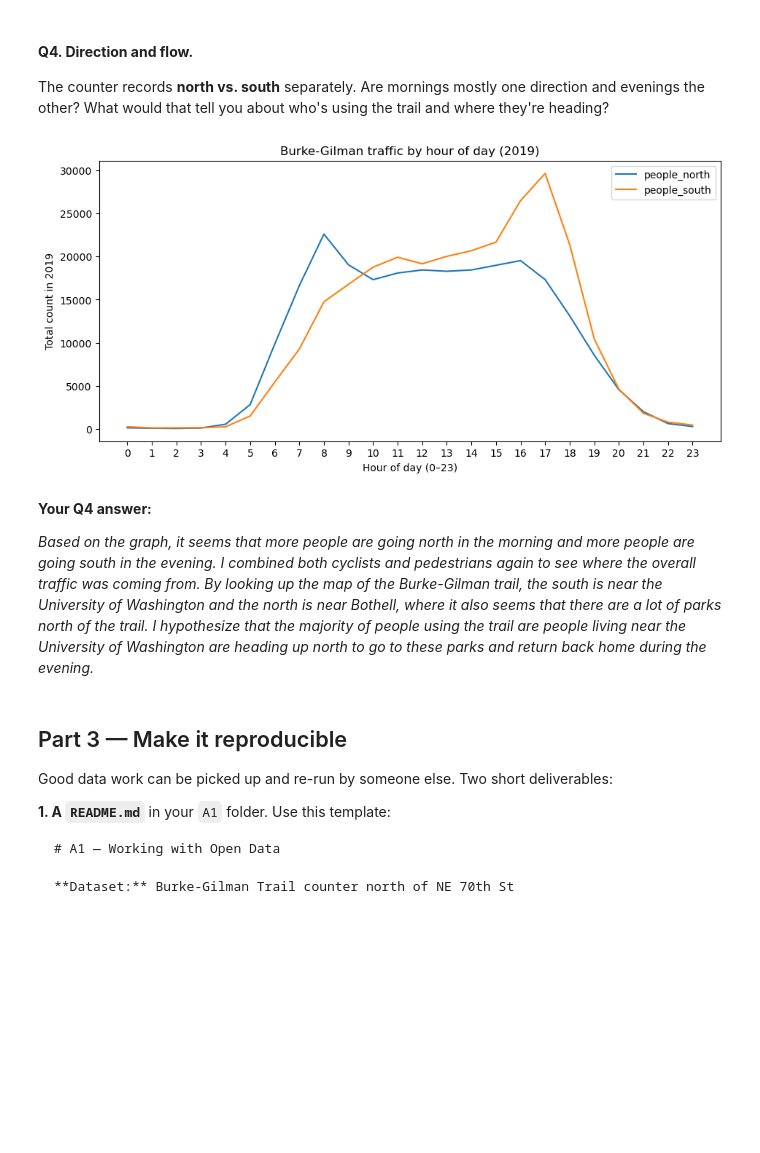
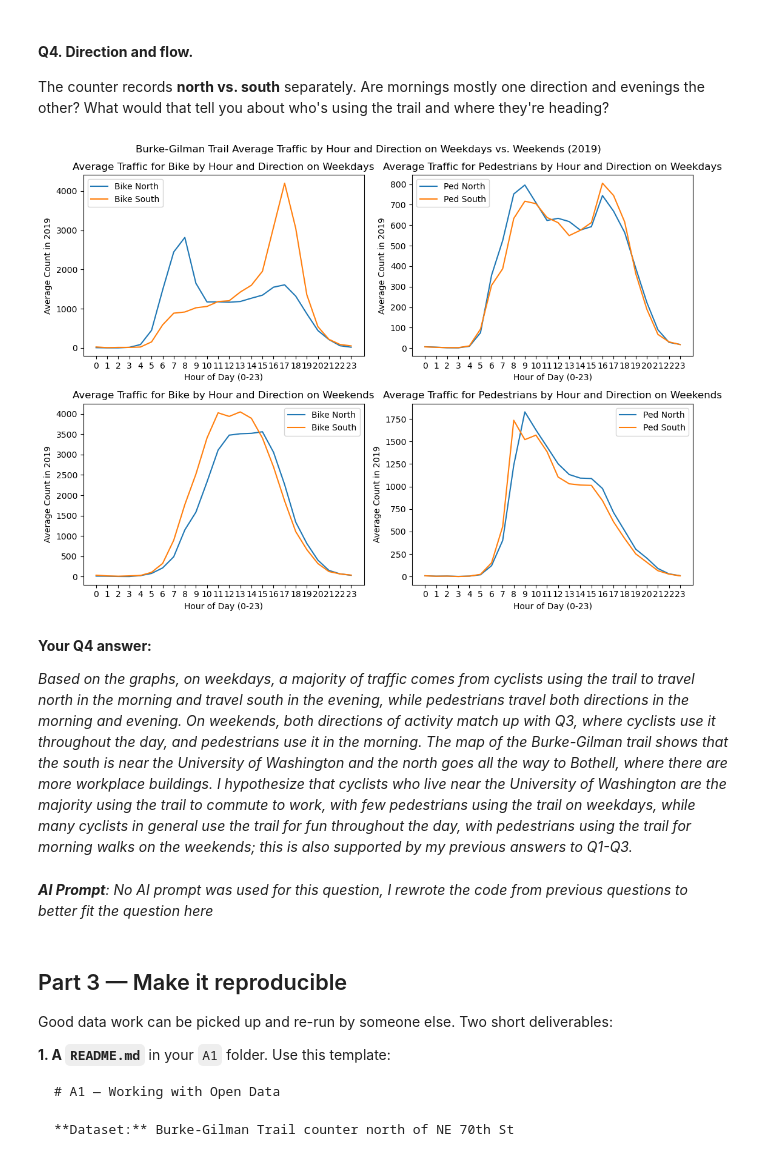
Before and after one commit to yureixas/hcde-410, a Jupyter notebook: A1/A1.ipynb, the cells around one changed output. Cells and saved outputs as stored; diff of their text form; code cells hidden in the pictures; blank space fills up the shorter version.

Commit message:
Updated all answers to explain more about the data

```diff
--- a/A1/A1.ipynb
+++ b/A1/A1.ipynb
@@ -382,23 +368,76 @@ plt.show()
 The counter records **north vs. south** separately. Are mornings mostly one direction and evenings the other? What would that tell you about who's using the trail and where they're heading?
 # %%
 # Your code for Q4
-df["people_north"] = df["bike_north"] + df["ped_north"]
-df["people_south"] = df["bike_south"] + df["ped_south"]
 
-by_time = df.groupby("hour")[["people_north", "people_south"]].sum()
+# Separate weekdays and weekends
+weekdays = ["Monday", "Tuesday", "Wednesday", "Thursday", "Friday"]
+weekends = ["Saturday", "Sunday"]
 
-by_time.plot(figsize=(11, 5))
-plt.title("Burke-Gilman traffic by hour of day (2019)")
-plt.xlabel("Hour of day (0–23)")
-plt.ylabel("Total count in 2019")
-plt.xticks(range(0, 24))
+weekday_data = df[df["weekday"].isin(weekdays)]
+weekend_data = df[df["weekday"].isin(weekends)]
+
+# Group by hour and calculate average traffic per day of the week
+bike_north_weekday = weekday_data.groupby(["weekday", "hour"])["bike_north"].sum().groupby("hour").mean()
+bike_north_weekend = weekend_data.groupby(["weekday", "hour"])["bike_north"].sum().groupby("hour").mean()
+
+bike_south_weekday = weekday_data.groupby(["weekday", "hour"])["bike_south"].sum().groupby("hour").mean()
+bike_south_weekend = weekend_data.groupby(["weekday", "hour"])["bike_south"].sum().groupby("hour").mean()
+
+
+ped_north_weekday = weekday_data.groupby(["weekday", "hour"])["ped_north"].sum().groupby("hour").mean()
+ped_north_weekend = weekend_data.groupby(["weekday", "hour"])["ped_north"].sum().groupby("hour").mean()
+
+ped_south_weekday = weekday_data.groupby(["weekday", "hour"])["ped_south"].sum().groupby("hour").mean()
+ped_south_weekend = weekend_data.groupby(["weekday", "hour"])["ped_south"].sum().groupby("hour").mean()
+
+
+# Create two plots
+fig, axes = plt.subplots(2, 2, figsize=(11, 8))
+
+axes[0,0].plot(bike_north_weekday.index, bike_north_weekday.values, label="Bike North")
+axes[0,0].plot(bike_south_weekday.index, bike_south_weekday.values, label="Bike South")
+axes[0,0].set_title("Average Traffic for Bike by Hour and Direction on Weekdays")
+axes[0,0].set_xlabel("Hour of Day (0-23)")
+axes[0,0].set_ylabel("Average Count in 2019")
+axes[0,0].set_xticks(range(24))
+axes[0,0].legend()
+
+axes[1,0].plot(bike_north_weekend.index, bike_north_weekend.values, label="Bike North")
+axes[1,0].plot(bike_south_weekend.index, bike_south_weekend.values, label="Bike South")
+axes[1,0].set_title("Average Traffic for Bike by Hour and Direction on Weekends")
+axes[1,0].set_xlabel("Hour of Day (0-23)")
+axes[1,0].set_ylabel("Average Count in 2019")
+axes[1,0].set_xticks(range(24))
+axes[1,0].legend()
+
+axes[0,1].plot(ped_north_weekday.index, ped_north_weekday.values, label="Ped North")
+axes[0,1].plot(ped_south_weekday.index, ped_south_weekday.values, label="Ped South")
+axes[0,1].set_title("Average Traffic for Pedestrians by Hour and Direction on Weekdays")
+axes[0,1].set_xlabel("Hour of Day (0-23)")
+axes[0,1].set_ylabel("Average Count in 2019")
+axes[0,1].set_xticks(range(24))
+axes[0,1].legend()
+
+axes[1,1].plot(ped_north_weekend.index, ped_north_weekend.values, label="Ped North")
+axes[1,1].plot(ped_south_weekend.index, ped_south_weekend.values, label="Ped South")
+axes[1,1].set_title("Average Traffic for Pedestrians by Hour and Direction on Weekends")
+axes[1,1].set_xlabel("Hour of Day (0-23)")
+axes[1,1].set_ylabel("Average Count in 2019")
+axes[1,1].set_xticks(range(24))
+axes[1,1].legend()
+
+
+fig.suptitle("Burke-Gilman Trail Average Traffic by Hour and Direction on Weekdays vs. Weekends (2019)")
+plt.tight_layout()
 plt.show()
 # %% [output]
-[figure, old version]
+[figure, new version]
 # %% [markdown]
 **Your Q4 answer:**
 
-*Based on the graph, it seems that more people are going north in the morning and more people are going south in the evening. I combined both cyclists and pedestrians again to see where the overall traffic was coming from. By looking up the map of the Burke-Gilman trail, the south is near the University of Washington and the north is near Bothell, where it also seems that there are a lot of parks north of the trail. I hypothesize that the majority of people using the trail are people living near the University of Washington are heading up north to go to these parks and return back home during the evening.*
+*Based on the graphs, on weekdays, a majority of traffic comes from cyclists using the trail to travel north in the morning and travel south in the evening, while pedestrians travel both directions in the morning and evening. On weekends, both directions of activity match up with Q3, where cyclists use it throughout the day, and pedestrians use it in the morning. The map of the Burke-Gilman trail shows that the south is near the University of Washington and the north goes all the way to Bothell, where there are more workplace buildings. I hypothesize that cyclists who live near the University of Washington are the majority using the trail to commute to work, with few pedestrians using the trail on weekdays, while many cyclists in general use the trail for fun throughout the day, with pedestrians using the trail for morning walks on the weekends; this is also supported by my previous answers to Q1-Q3.*
+# %% [markdown]
+***AI Prompt**: No AI prompt was used for this question, I rewrote the code from previous questions to better fit the question here*
 # %% [markdown]
 ## Part 3 — Make it reproducible
 
```
Also changed, not shown: parts of 14 cells of this notebook, 1 other file.
